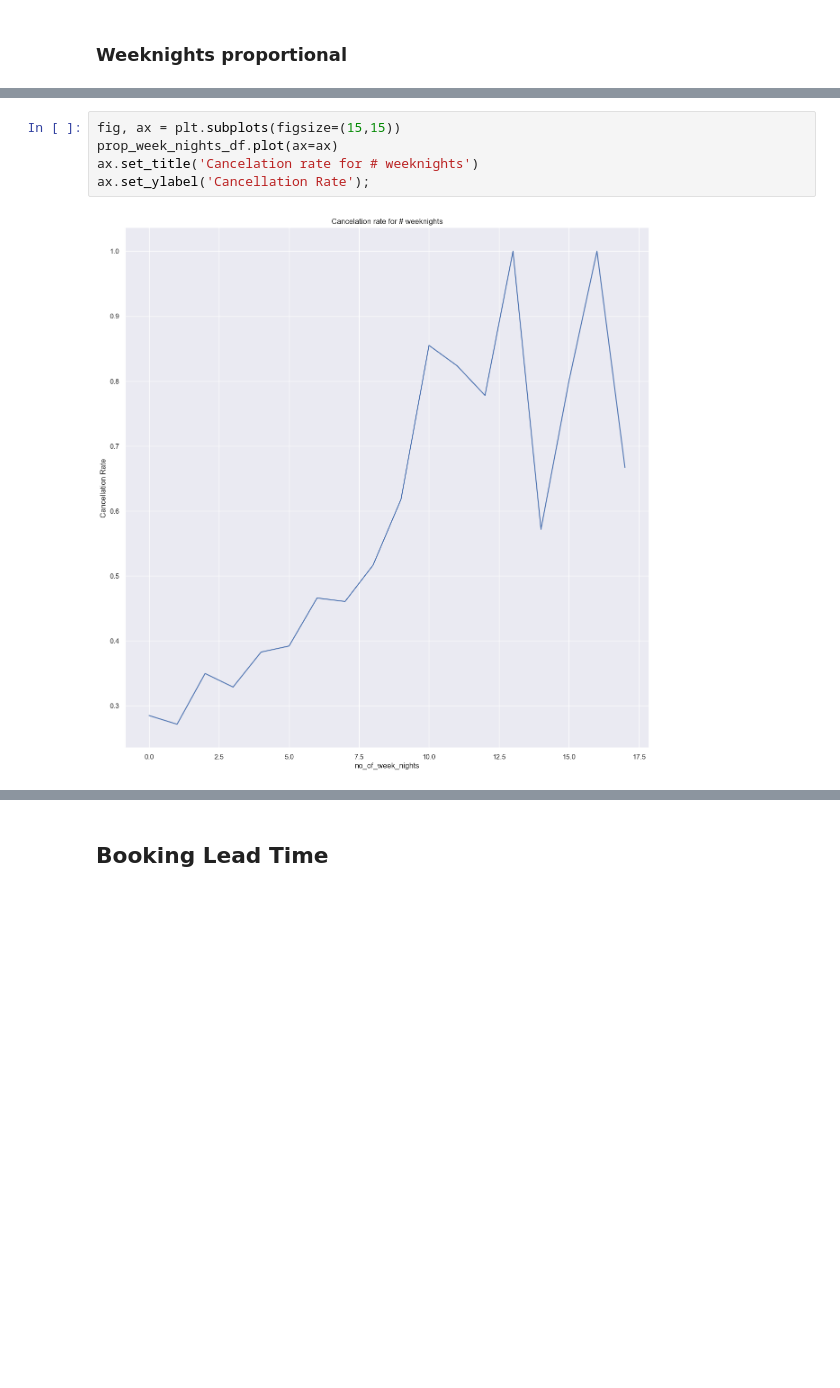
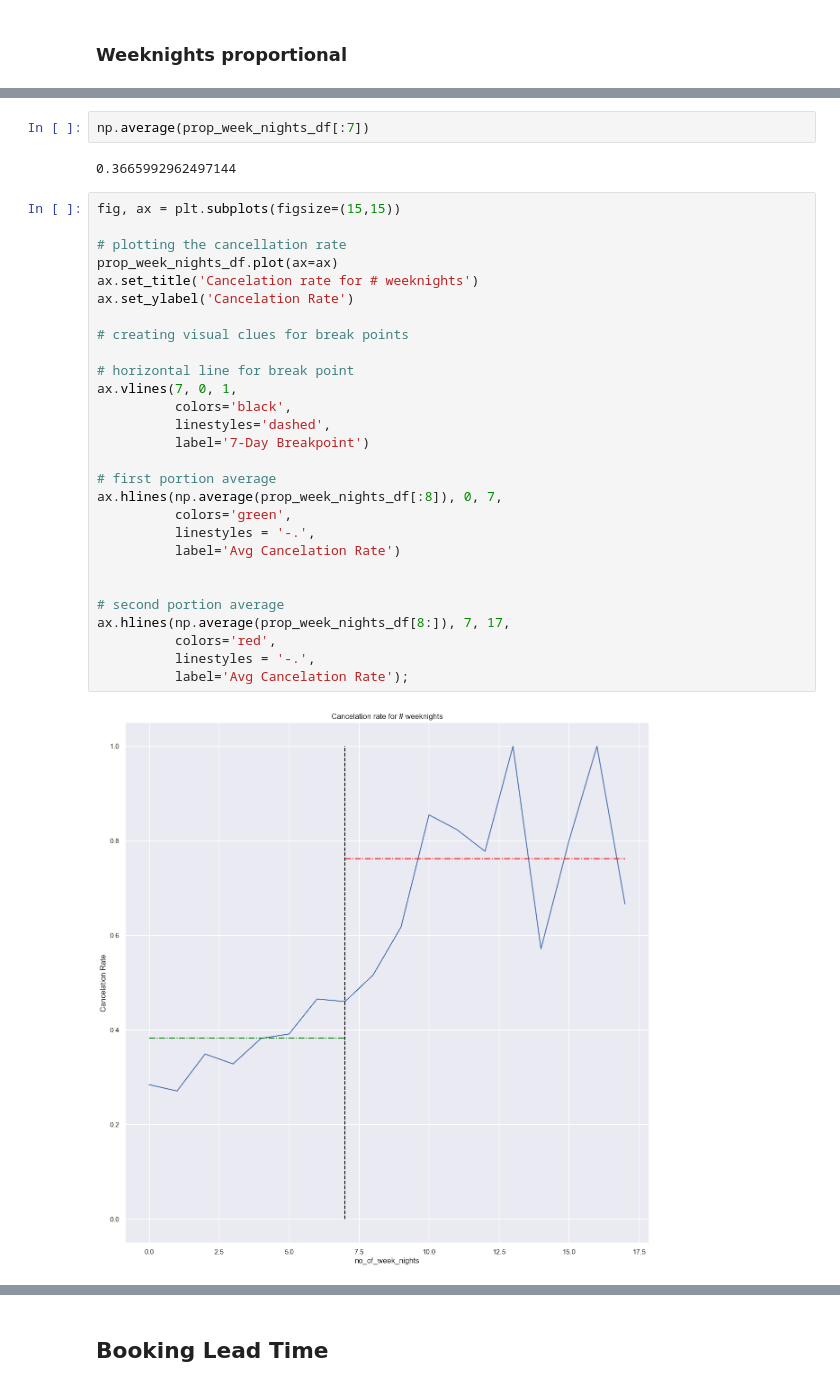
Before and after one commit to mduncan23/Hotel_Cancellation_Predictor, a Jupyter notebook: Hotel_Cancellation_Notebook-Keras.ipynb, the cells around one changed output, grey strips where cells are left out. Saved outputs shown, nothing was run; the diff lists cells and outputs as text; blank space fills up the shorter version.

```diff
--- a/Hotel_Cancellation_Notebook-Keras.ipynb
+++ b/Hotel_Cancellation_Notebook-Keras.ipynb
@@ -373,10 +378,37 @@ week_nights_df = long_plot_dict['no_of_week_nights']
 prop_week_nights_df = (week_nights_df['Canceled']/
                            (week_nights_df['Canceled']
                             +week_nights_df['Not_Canceled']))
-# %%
-fig, ax = plt.subplots(figsize=(15,15))
-prop_week_nights_df.plot(ax=ax)
-ax.set_title('Cancelation rate for # weeknights')
-ax.set_ylabel('Cancellation Rate');
-# %% [output]
-[figure, removed]
+# %%
+np.average(prop_week_nights_df[:7])
+# %% [output]
+0.3665992962497144
+# %%
+fig, ax = plt.subplots(figsize=(15,15))
+
+# plotting the cancellation rate
+prop_week_nights_df.plot(ax=ax)
+ax.set_title('Cancelation rate for # weeknights')
+ax.set_ylabel('Cancelation Rate')
+
+# creating visual clues for break points
+
+# horizontal line for break point
+ax.vlines(7, 0, 1,
+          colors='black',
+          linestyles='dashed',
+          label='7-Day Breakpoint')
+
+# first portion average
+ax.hlines(np.average(prop_week_nights_df[:8]), 0, 7,
+          colors='green',
+          linestyles = '-.',
+          label='Avg Cancelation Rate')
+
+
+# second portion average
+ax.hlines(np.average(prop_week_nights_df[8:]), 7, 17,
+          colors='red',
+          linestyles = '-.',
+          label='Avg Cancelation Rate');
+# %% [output]
+[figure, added]
```
Also changed, not shown: parts of 8 cells of this notebook.
